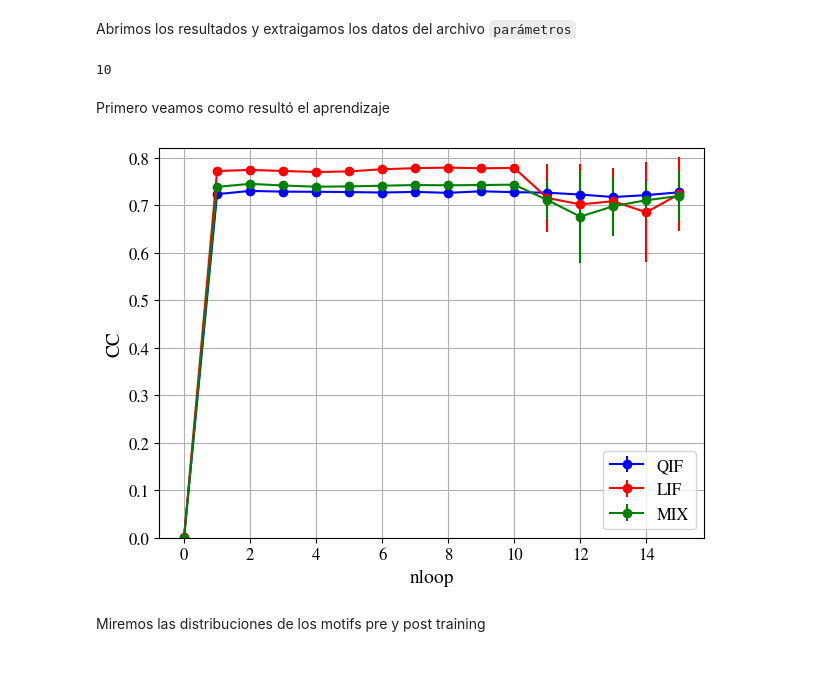
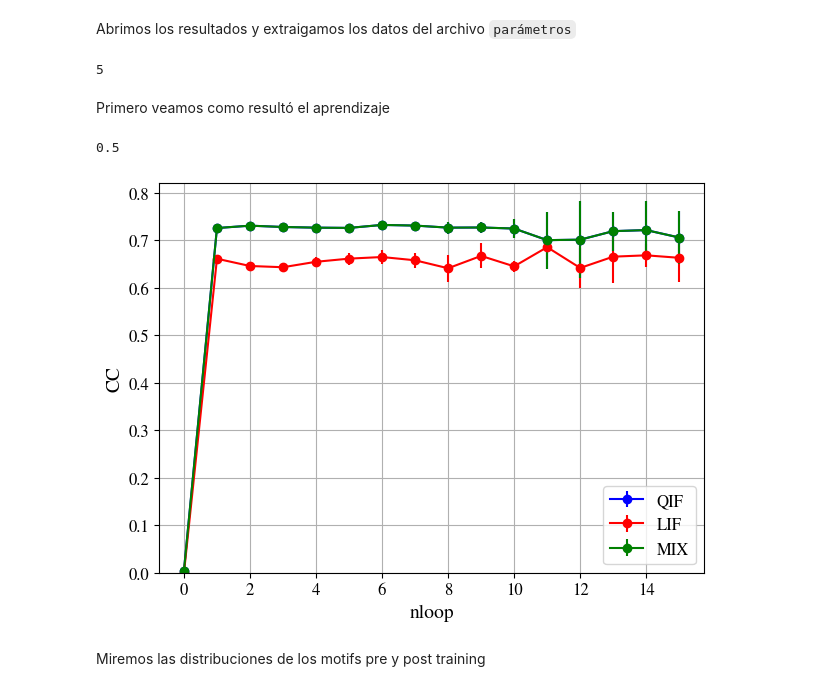
Before and after one commit to acevedomartina/Tesis_2024, a Jupyter notebook: Dos_frecuencias/generico_para_nueva_sim.ipynb, the cells around one changed output. Cells and saved outputs as stored; diff of their text form; code cells hidden in the pictures.

```diff
--- a/Dos_frecuencias/generico_para_nueva_sim.ipynb
+++ b/Dos_frecuencias/generico_para_nueva_sim.ipynb
@@ -62,70 +61,46 @@ gsyn = parametros['gsyn']
 # Obtener los valores únicos de 'pqif'
 pqif_values = data['pqif'].unique()
 
-nombre_archivo1 = f'simulacion_{num_sim1}/simulacion_{num_sim1}_resultados.csv'
-data1 = pd.read_csv(nombre_archivo1)
-
-
-# Obtener los valores únicos de 'pqif'
-pqif_values1 = data1['pqif'].unique()
-
-
-
-nombre_archivo2 = f'/home/martina/prueba/simulacion_{num_sim}/simulacion_{num_sim}_resultados.csv'
-data2 = pd.read_csv(nombre_archivo2)
-
-
-# Obtener los valores únicos de 'pqif'
-pqif_values2 = data2['pqif'].unique()
+for i in range(len(pqif_values)):
+    if i == 0:
+        data1 = data[data['pqif'] == pqif_values[0]]
+    if i == 1:
+        data2 = data[data['pqif'] == pqif_values[1]]
+    if i == 2:
+        data3 = data[data['pqif'] == pqif_values[2]]
 # %% [output]
-10
+5
 # %% [markdown]
 Primero veamos como resultó el aprendizaje
 # %%
-# Iterar sobre los valores únicos de 'pqif' para graficar todas las líneas en el subplot actual
-for i in range(len(pqif_values)):
-
-    pqif_value = pqif_values[i]
-
-    color = colores[i]
-    # Filtrar los datos para el valor actual de 'pqif'
-    data_pqif = data[(data['pqif'] == pqif_value) ]
-
-    # Calcular el promedio y la desviación estándar para cada combinación de 'nloop' y 'columna'
-    grouped_data = data_pqif.groupby(['nloop'])
-    grouped_data1 = data1.groupby(['nloop'])
-    grouped_data2 = data2.groupby(['nloop'])
-
-    for columna in ['cc']:
-        grouped_column_data = grouped_data[columna].agg(['mean', 'std']).reset_index()
-        grouped_column_data1 = grouped_data1[columna].agg(['mean', 'std']).reset_index()
-        grouped_column_data2 = grouped_data2[columna].agg(['mean', 'std']).reset_index()
-        # Graficar cc vs nloop para cada 'pqif' con barras de error
-        plt.errorbar(grouped_column_data['nloop'], grouped_column_data['mean'], yerr=grouped_column_data['std'], label=f'QIF', color = 'b', fmt='-o')
-        plt.errorbar(grouped_column_data1['nloop'], grouped_column_data1['mean'], yerr=grouped_column_data1['std'], label=f'LIF', color = 'r', fmt='-o')
-        plt.errorbar(grouped_column_data2['nloop'], grouped_column_data2['mean'], yerr=grouped_column_data2['std'], label=f'MIX', color = 'g', fmt='-o')
-
-        # Agregar leyenda al subplot actual
 
 
+# Calcular el promedio y la desviación estándar para cada combinación de 'nloop' y 'columna'
+grouped_data1 = data1.groupby(['nloop'])
+grouped_data2 = data2.groupby(['nloop'])
+grouped_data3 = data3.groupby(['nloop'])
 
+for columna in ['cc']:
+    grouped_column_data = grouped_data1[columna].agg(['mean', 'std']).reset_index()
+    grouped_column_data1 = grouped_data2[columna].agg(['mean', 'std']).reset_index()
+    grouped_column_data2 = grouped_data3[columna].agg(['mean', 'std']).reset_index()
+    # Graficar cc vs nloop para cada 'pqif' con barras de error
+    plt.errorbar(grouped_column_data['nloop'], grouped_column_data['mean'], yerr=grouped_column_data['std'], label=f'LIF', color = 'b', fmt='-o')
+    plt.errorbar(grouped_column_data1['nloop'], grouped_column_data1['mean'], yerr=grouped_column_data1['std'], label=f'MIX', color = 'r', fmt='-o')
+    plt.errorbar(grouped_column_data2['nloop'], grouped_column_data2['mean'], yerr=grouped_column_data2['std'], label=f'QIF', color = 'g', fmt='-o')
 
-    plt.xlabel('nloop')
-    plt.ylabel('CC')
-    plt.ylim(0, 0.82)
+    # Agregar leyenda al subplot actual
 
-## Asquerosidad para agregar caso 0.5
-
-
-
-
-
+plt.xlabel('nloop')
+plt.ylabel('CC')
+plt.ylim(0, 0.82)
 plt.tight_layout()
 plt.grid()
 plt.legend()
 plt.show()
 # %% [output]
+0.5
-[figure, old version]
+[figure, new version]
 # %% [markdown]
 Miremos las distribuciones de los motifs pre y post training
 # %%
```
Also changed, not shown: parts of 13 cells of this notebook, 4 other files.
